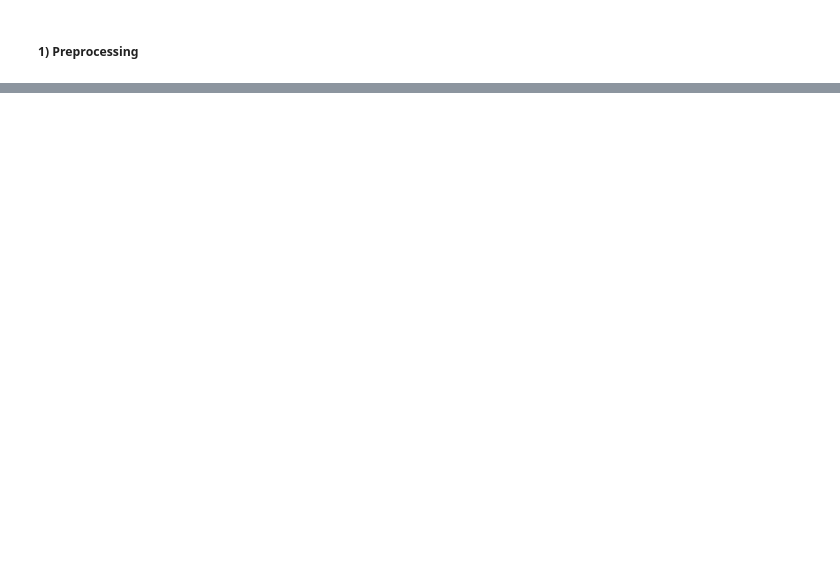
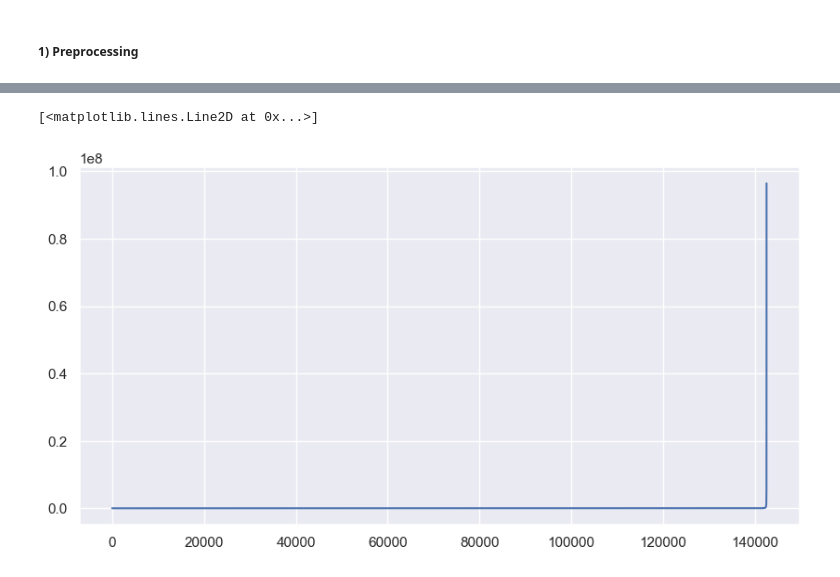
Before and after one commit to biniciobarrueco/SalesCinema, a Jupyter notebook: sales-cinema-model.ipynb, the cells around one changed output, grey strips where cells are left out. Drawn from its saved outputs; the diff is of its cells as text; code cells hidden in the pictures; blank space fills up the shorter version.

```diff
--- a/sales-cinema-model.ipynb
+++ b/sales-cinema-model.ipynb
@@ -75,0 +122,23 @@ print(np.where(outliers))
+# %%
+#Applying Knearest Kneighboors to know what eps= parameter is suitable.
+from sklearn.neighbors import NearestNeighbors
+from datetime import datetime
+import time
+
+#First we convert to ordinal type the date to pass into array and fit the model.
+df['toordinal'] = df['date'].apply(lambda x: x.toordinal())
+
+
+neigh = NearestNeighbors(n_neighbors=2)
+
+X=np.array([df.total_sales.values,df.toordinal.values]).T
+nbrs = neigh.fit(X)
+distances, indices = nbrs.kneighbors(X)
+
+distances = np.sort(distances, axis=0)
+distances = distances[:, 1]
+plt.figure(figsize=(10,5))
+plt.plot(distances)
+# %% [output]
+[<matplotlib.lines.Line2D at 0x...>]
+[figure, added]
```
Also changed, not shown: parts of 10 cells of this notebook, 1 other file.
